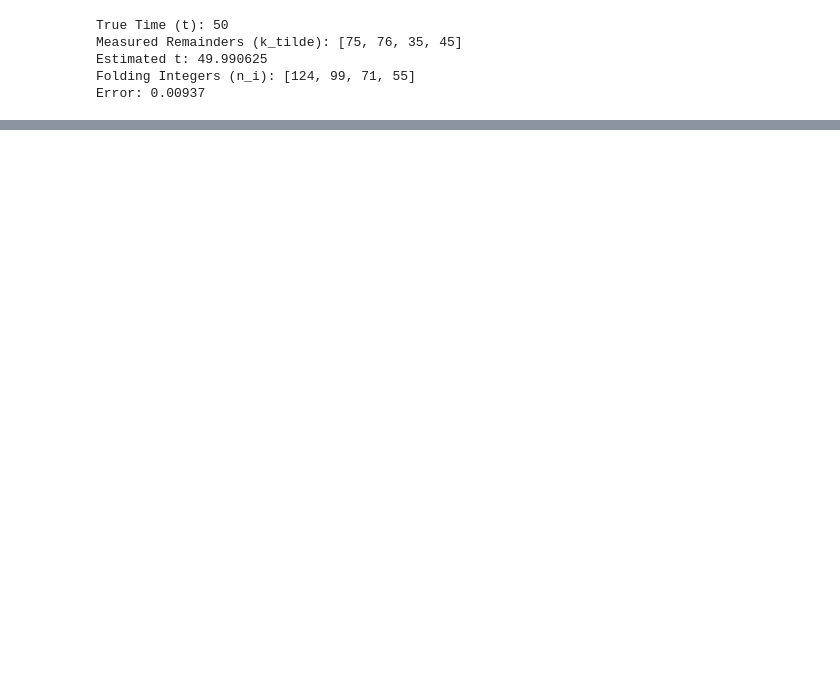
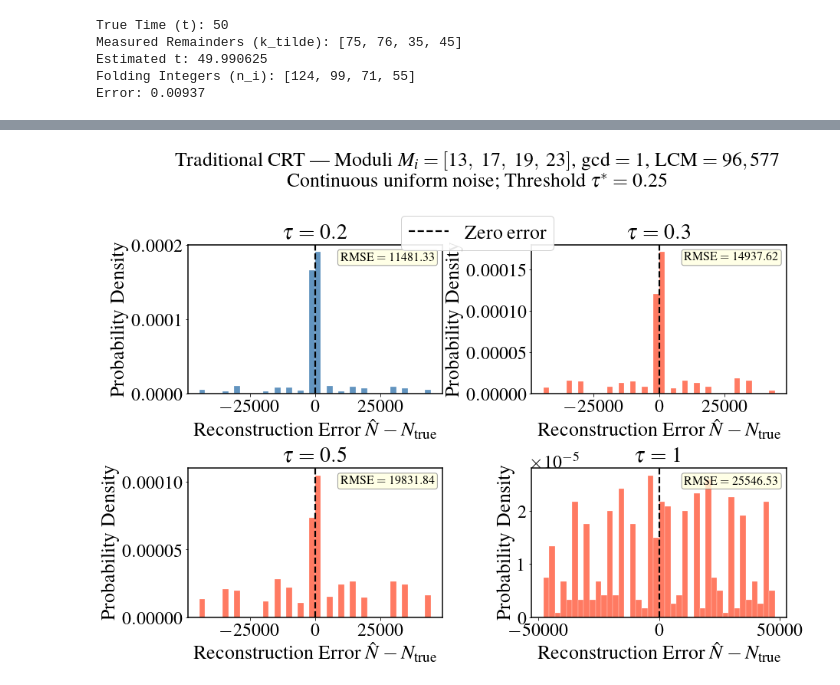
Before and after one commit to garyang3/crt-optimizer, a Jupyter notebook: CRT_error_test_fixed.ipynb, the cells around one changed output, grey strips where cells are left out. Cells and saved outputs as stored; diff of their text form; code cells hidden in the pictures; blank space fills up the shorter version.

Commit message:
Li 2009 simulation

```diff
--- a/CRT_error_test_fixed.ipynb
+++ b/CRT_error_test_fixed.ipynb
@@ -292,7 +292,7 @@ rcParams['axes.linewidth'] = 1.2
 
 # --- Simulation parameters ---
 N_trials  = 2000
-t_true    = 50.0
+t_true    = 7791
 sigma     = 1.0
 Gamma     = 10
 lambdas   = [0.4, 0.5, 0.7, 0.9]   # Gammas = [4, 5, 7, 9]
@@ -534,0 +491,64 @@ plt.show()
+# %%
+def traditional_crt(r_tilde, moduli):
+    """Standard CRT: rounds noisy remainders to integers, then applies the CRT formula."""
+    M = reduce(lcm, moduli)
+    result = 0
+    for r, m in zip(r_tilde, moduli):
+        r_int = round(r) % m
+        Mi    = M // m
+        result += r_int * Mi * pow(Mi, -1, m)
+    return result % M
+
+fig, axes = plt.subplots(2, 2, figsize=(14, 10))
+plt.subplots_adjust(hspace=0.5, wspace=0.35, top=0.80)
+rng = np.random.default_rng(42)
+
+legend_handle = None
+
+for idx, tau in enumerate(tau_values):
+    errors = []
+
+    for _ in range(N_trials):
+        N_true  = rng.uniform(0, M_lcm)
+        rems    = [N_true % m for m in moduli]
+        noise   = rng.uniform(-tau, tau, size=len(moduli)).tolist()
+        noisy_r = [r + n for r, n in zip(rems, noise)]
+        result  = traditional_crt(noisy_r, moduli)
+        err     = (result - N_true + M_lcm / 2) % M_lcm - M_lcm / 2
+        errors.append(err)
+
+    ax    = axes.flatten()[idx]
+    valid = (tau < threshold)
+    color = 'steelblue' if valid else 'tomato'
+
+    errors_arr = np.array(errors, dtype=float)
+    rmse       = np.sqrt(np.mean(errors_arr ** 2))
+    ax.hist(errors_arr, bins=40, color=color, edgecolor='white',
+            linewidth=0.3, alpha=0.85, density=True)
+    line = ax.axvline(0, color='black', linestyle='--', linewidth=2.2,
+                      label='Zero error')
+    if legend_handle is None:
+        legend_handle = line
+    ax.text(0.97, 0.95, rf'RMSE $= {rmse:.2f}$', transform=ax.transAxes,
+            ha='right', va='top', fontsize=16,
+            bbox=dict(boxstyle='round,pad=0.2', facecolor='lightyellow',
+                      edgecolor='gray', alpha=0.8))
+
+    ax.set_title(rf'$\tau = {tau}$', pad=8)
+    ax.set_xlabel(r'Reconstruction Error $\hat{N} - N_{\mathrm{true}}$')
+    ax.set_ylabel('Probability Density')
+
+fig.suptitle(
+    rf'Traditional CRT --- Moduli $M_i = {moduli_str}$,  gcd~$= {M_gcd}$,  LCM~$= {M_lcm:,}$'
+    + '\n' +
+    rf'Continuous uniform noise; Threshold~$\tau^* = {threshold:.2f}$',
+    fontsize=26, fontweight='bold', y=0.97
+)
+fig.legend(handles=[legend_handle], loc='upper center',
+           bbox_to_anchor=(0.5, 0.87), ncol=1, framealpha=0.9, fontsize=26)
+
+fig.savefig('CRT_traditional_simulation.svg', bbox_inches='tight')
+fig.savefig('CRT_traditional_simulation.pdf', bbox_inches='tight')
+plt.show()
+# %% [output]
+[figure, added]
```
Also changed, not shown: parts of 4 cells of this notebook, 5 other files.
